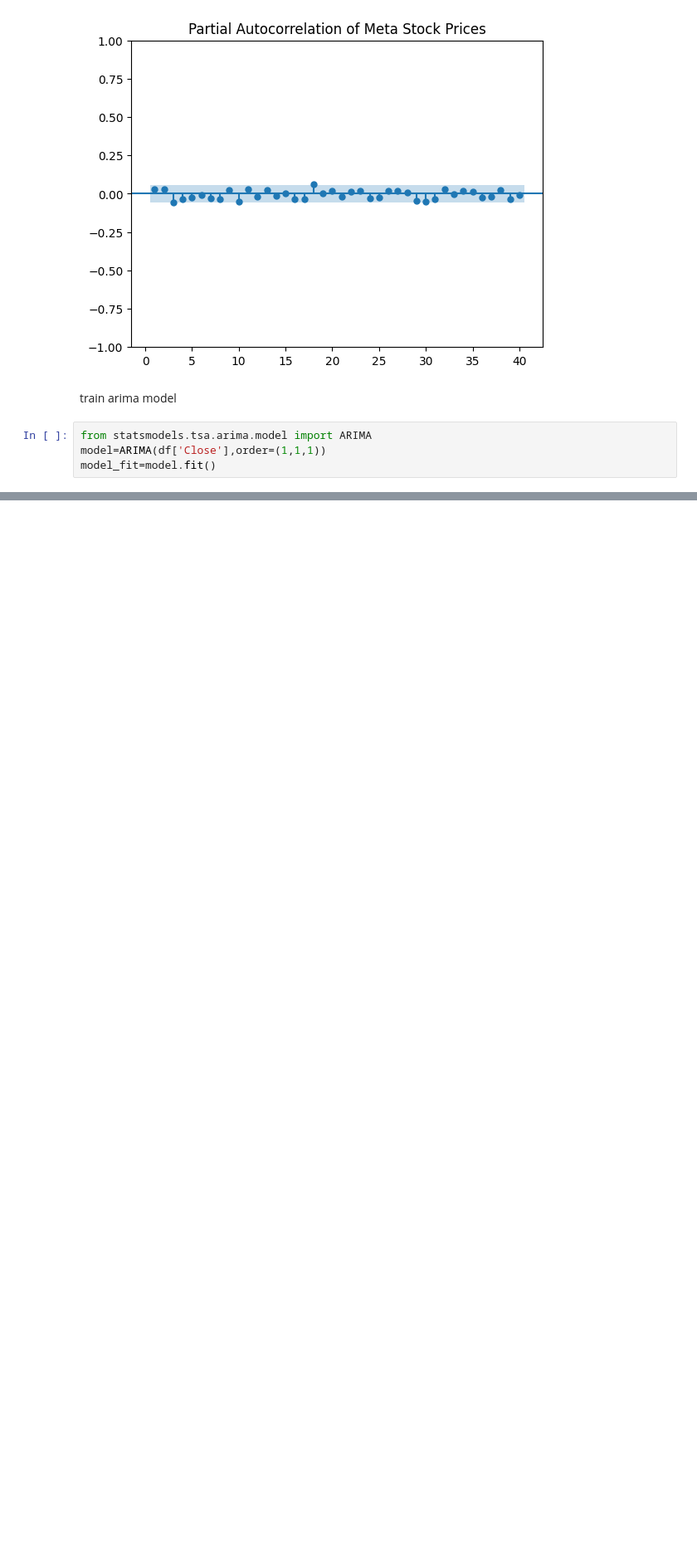
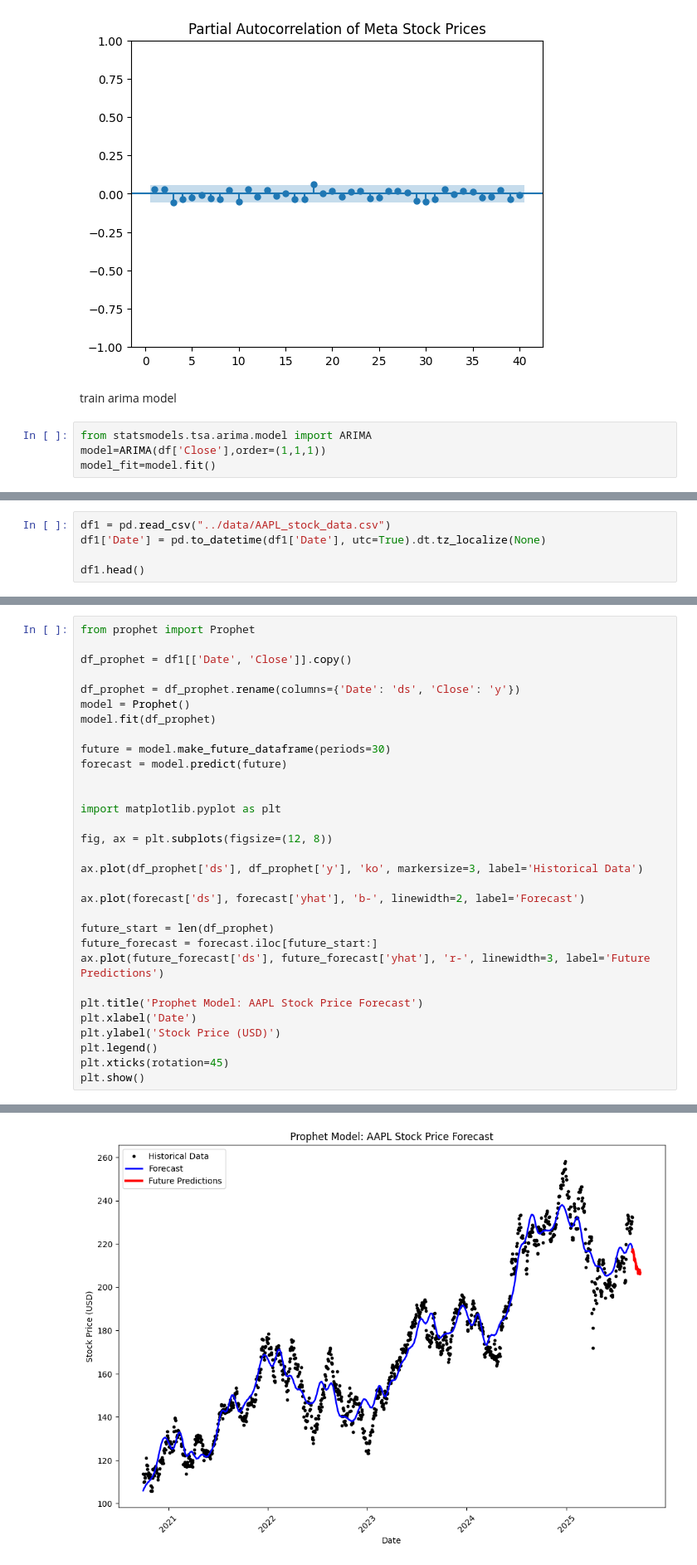
Before and after one commit to rashedulemon/TSF_Stock_Prices, a Jupyter notebook: src/main.ipynb, the cells around one changed output, grey strips where cells are left out. Shown: that part at 83% size. Saved outputs shown, nothing was run; the diff lists cells and outputs as text; blank space fills up the shorter version.

```diff
--- a/src/main.ipynb
+++ b/src/main.ipynb
@@ -244,0 +251,5 @@ Warnings:
+# %%
+df1 = pd.read_csv("../data/AAPL_stock_data.csv")
+df1['Date'] = pd.to_datetime(df1['Date'], utc=True).dt.tz_localize(None)
+
+df1.head()
@@ -244,0 +263,32 @@ Warnings:
+# %%
+from prophet import Prophet
+
+df_prophet = df1[['Date', 'Close']].copy()
+
+df_prophet = df_prophet.rename(columns={'Date': 'ds', 'Close': 'y'})
+model = Prophet()
+model.fit(df_prophet)
+
+future = model.make_future_dataframe(periods=30)
+forecast = model.predict(future)
+
+
+import matplotlib.pyplot as plt
+
+fig, ax = plt.subplots(figsize=(12, 8))
+
+ax.plot(df_prophet['ds'], df_prophet['y'], 'ko', markersize=3, label='Historical Data')
+
+ax.plot(forecast['ds'], forecast['yhat'], 'b-', linewidth=2, label='Forecast')
+
+future_start = len(df_prophet)
+future_forecast = forecast.iloc[future_start:]
+ax.plot(future_forecast['ds'], future_forecast['yhat'], 'r-', linewidth=3, label='Future Predictions')
+
+plt.title('Prophet Model: AAPL Stock Price Forecast')
+plt.xlabel('Date')
+plt.ylabel('Stock Price (USD)')
+plt.legend()
+plt.xticks(rotation=45)
+plt.show()
+# %% [output]
@@ -244,0 +297 @@ Warnings:
+[figure, added]
```
Also changed, not shown: parts of 25 cells of this notebook.
